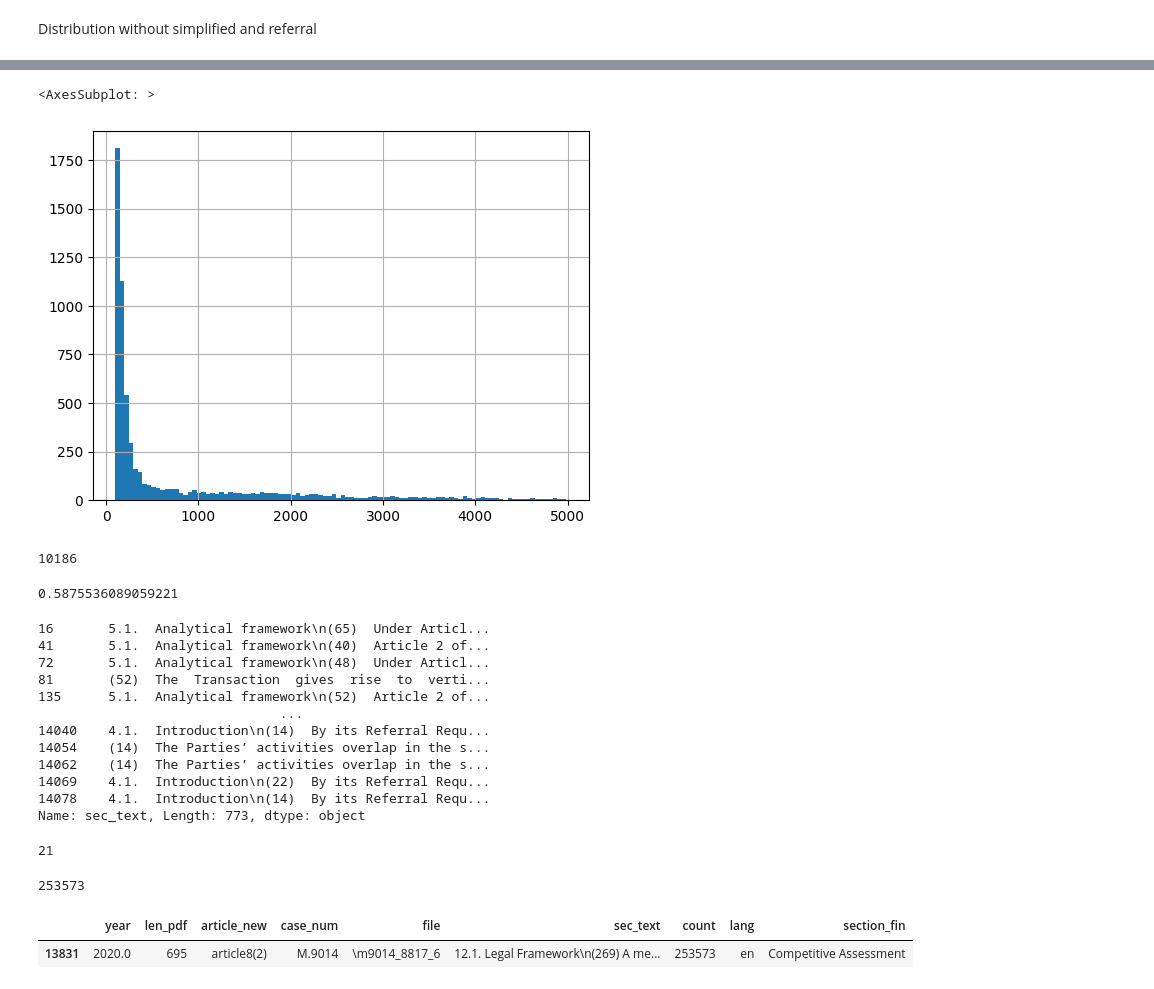
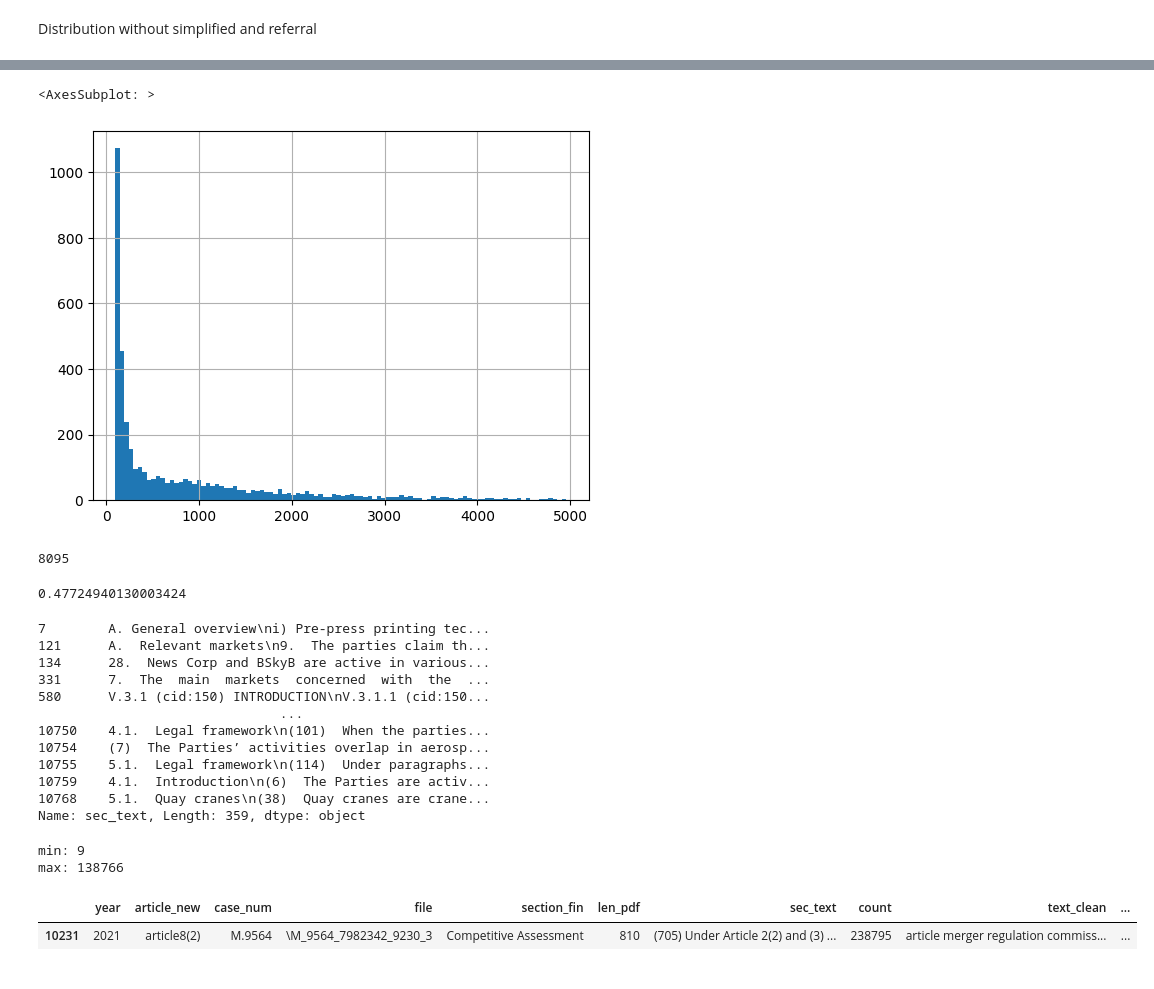
Before and after one commit to adellegia/predicting-merger-decision-outcomes, a Jupyter notebook: src/python/notebook/descriptives.ipynb, the cells around one changed output, grey strips where cells are left out. Cells and saved outputs as stored; diff of their text form; code cells hidden in the pictures.

```diff
--- a/src/python/notebook/descriptives.ipynb
+++ b/src/python/notebook/descriptives.ipynb
@@ -50,3 +24,17 @@ df = pd.read_json(r"../../../data/processed/df_eng_clean_filtered_2023_03_09.jso
+# %%
+df = pd.read_json(r"../../../data/processed/pre-processed_2023_03_11.json")
+
+df.drop_duplicates(subset=['article_new', 'case_num', 'file', 'section_fin'], keep='first', inplace=True)
+df=df.reset_index(drop=True)
+# %%
+# Define a regular expression pattern to match the unwanted words
+remove_words = ['statement objection', 'en', 'phase ii', 'rfi', 'request information',
+                'european commission', 'commission européenne bruxelles', 'europese commissie brussel', 'belgium telephone',
+                'confidential information disclosed', 'bruxelles europese', 'européenne', 'commissie', 'europese', 'tele', 'brussel', 'bruxelles',
+                'belgique', 'tel', 'belgïë',
+                'enclosed square bracket', 'marked asterisk']
+remove_pattern = re.compile(r'\b(' + '|'.join(remove_words) + r')\b', flags=re.IGNORECASE)
+df['text_clean'] = df['text_clean'].replace(remove_pattern, '', regex=True)
 # %%
 df.info()
 # %% [output]
@@ -174,41 +266,39 @@ pd.Series(df[df['count']<5000]['count']).hist(bins = 100)
 # %%
-pd.Series(df[(df['count'] >= 100) & (df['count'] <= 5000)]['count']).hist(bins = 100)
+pd.Series(df[(df['count_text'] >= 100) & (df['count_text'] <= 5000)]['count_text']).hist(bins = 100)
 # %% [output]
 <AxesSubplot: >
-[figure, old version]
+[figure, new version]
 # %%
-len(df[(df['count'] >= 21) & (df['count'] <= 5000)])
+len(df[(df['count_text'] >= 21) & (df['count_text'] <= 5000)])
 # %% [output]
-10186
+8095
 # %%
-print(len(df[(df['count'] >= 100) & (df['count'] <= 5000)])/len(df.index))
+print(len(df[(df['count_text'] >= 100) & (df['count_text'] <= 5000)])/len(df.index))
 # %% [output]
-0.5875536089059221
+0.47724940130003424
 # %%
-df[(df['count'] > 5000)]['sec_text']
+df[(df['count_text'] > 5000)]['sec_text']
 # %% [output]
-16       5.1.  Analytical framework\n(65)  Under Articl...
-41       5.1.  Analytical framework\n(40)  Article 2 of...
-72       5.1.  Analytical framework\n(48)  Under Articl...
-81       (52)  The  Transaction  gives  rise  to  verti...
-135      5.1.  Analytical framework\n(52)  Article 2 of...
+7        A. General overview\ni) Pre-press printing tec...
+121      A.  Relevant markets\n9.  The parties claim th...
+134      28.  News Corp and BSkyB are active in various...
+331      7.  The  main  markets  concerned  with  the  ...
+580      V.3.1 (cid:150) INTRODUCTION\nV.3.1.1 (cid:150...
                                ...
-14040    4.1.  Introduction\n(14)  By its Referral Requ...
-14054    (14)  The Parties’ activities overlap in the s...
-14062    (14)  The Parties’ activities overlap in the s...
-14069    4.1.  Introduction\n(22)  By its Referral Requ...
-14078    4.1.  Introduction\n(14)  By its Referral Requ...
-Name: sec_text, Length: 773, dtype: object
+10750    4.1.  Legal framework\n(101)  When the parties...
+10754    (7)  The Parties’ activities overlap in aerosp...
+10755    5.1.  Legal framework\n(114)  Under paragraphs...
+10759    4.1.  Introduction\n(6)  The Parties are activ...
+10768    5.1.  Quay cranes\n(38)  Quay cranes are crane...
+Name: sec_text, Length: 359, dtype: object
-# %%
-min(df['count'])
-# %% [output]
-21
-# %%
-max(df['count'])
-# %% [output]
-253573
+# %%
+print("min:", min(df['count_text']),
+    "\nmax:", max(df['count_text']))
+# %% [output]
+min: 9
+max: 138766
 # %%
-df[df['count']==max(df['count'])]
+df[df['count_text']==max(df['count_text'])]
 # %% [output]
-|  | year | len_pdf | article_new | case_num | file | sec_text | count | lang | section_fin |
-| 13831 | 2020.0 | 695 | article8(2) | M.9014 | \m9014_8817_6 | 12.1. Legal Framework\n(269) A me... | 253573 | en | Competitive Assessment |
+|  | year | article_new | case_num | file | section_fin | len_pdf | sec_text | count | text_clean | ... |
+| 10231 | 2021 | article8(2) | M.9564 | \M_9564_7982342_9230_3 | Competitive Assessment | 810 | (705) Under Article 2(2) and (3) ... | 238795 | article merger regulation commiss... | ... |
```
Also changed, not shown: parts of 25 cells of this notebook, 4 other files.
